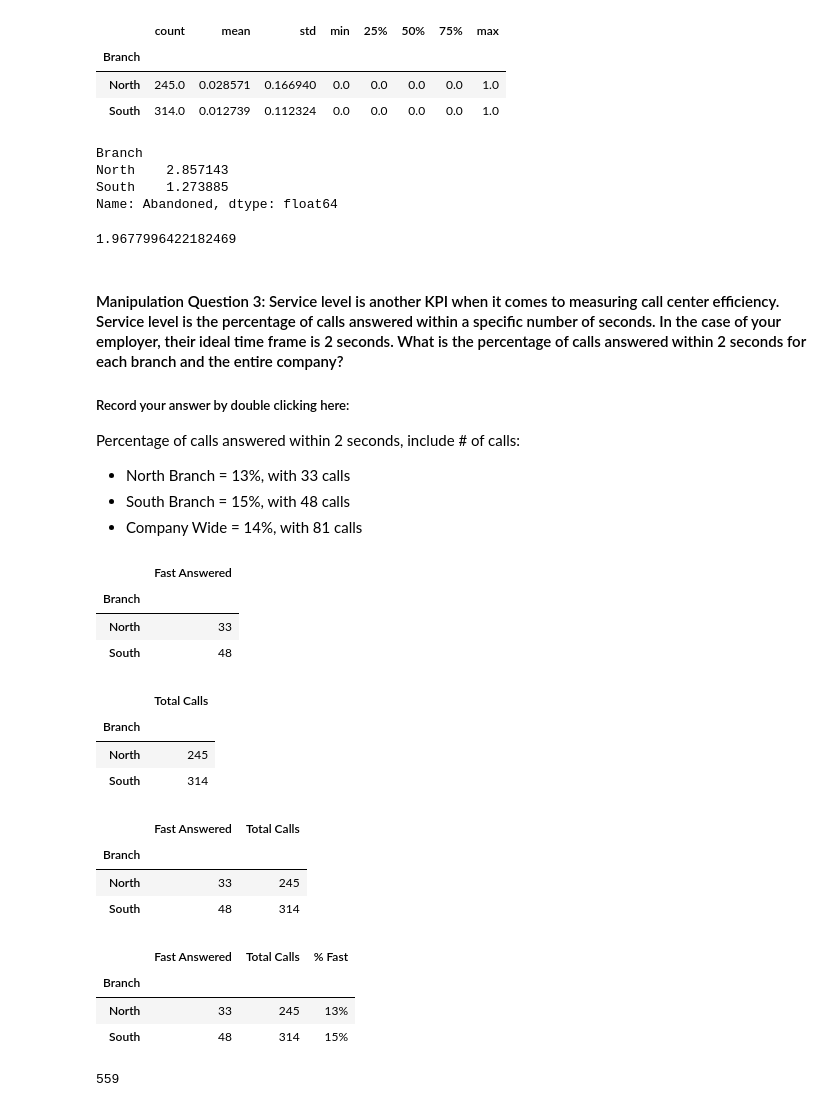
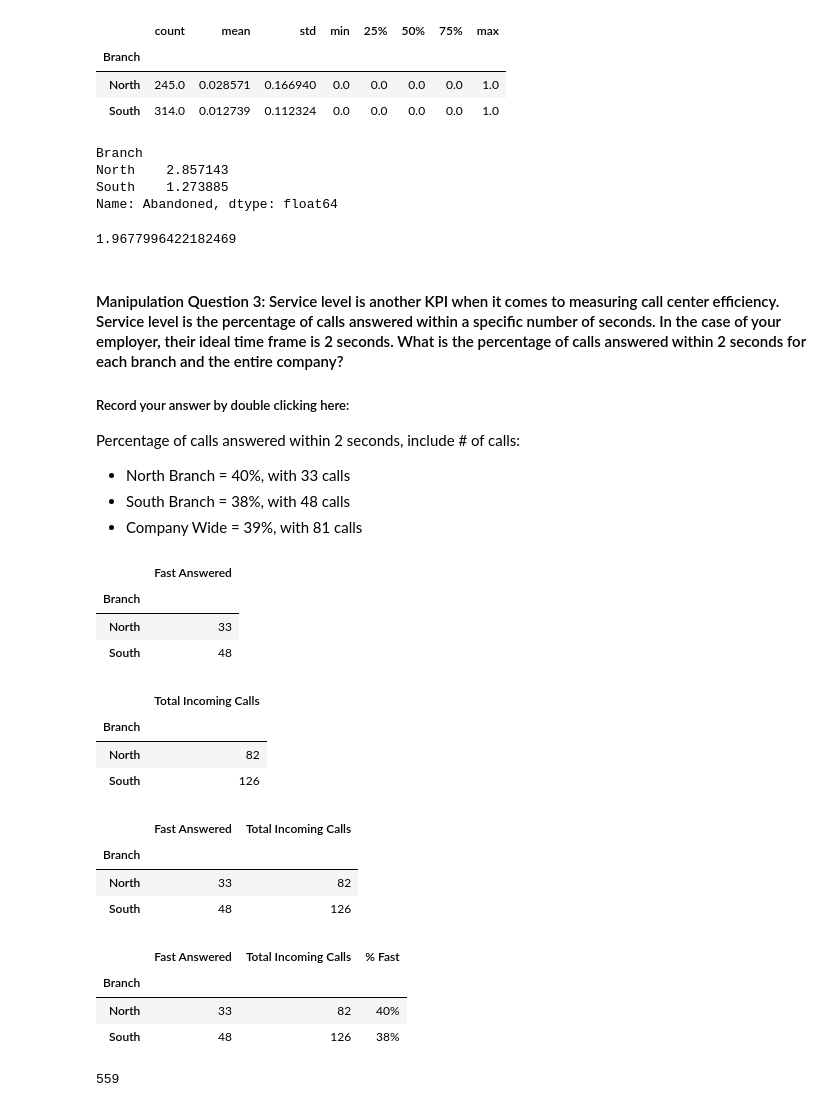
Before and after one commit to mdkronk/call-center-cleanup-assignment, a Jupyter notebook: Call_Center_Cleanup.ipynb, the cells around one changed output. Cells and saved outputs as stored; diff of their text form; code cells hidden in the pictures.

```diff
--- a/Call_Center_Cleanup.ipynb
+++ b/Call_Center_Cleanup.ipynb
@@ -428,14 +420,14 @@ ave_call_abandonment.head()
 | Branch |  |  |  |  |  |  |  |  |
 | North | 245.0 | 0.028571 | 0.166940 | 0.0 | 0.0 | 0.0 | 0.0 | 1.0 |
 | South | 314.0 | 0.012739 | 0.112324 | 0.0 | 0.0 | 0.0 | 0.0 | 1.0 |
-# %%
-ave_call_abandonment = df.groupby(['Branch'])['Abandoned'].mean() * 100
-ave_call_abandonment
-# %% [output]
-Branch
-North    2.857143
-South    1.273885
-Name: Abandoned, dtype: float64
+# %%
+ave_call_abandonment = df.groupby(['Branch'])['Abandoned'].mean() * 100
+ave_call_abandonment
+# %% [output]
+Branch
+North    2.857143
+South    1.273885
+Name: Abandoned, dtype: float64
 # %%
 #company wide abandonment rate
 df['Abandoned'].mean()*100
@@ -445,15 +437,16 @@ df['Abandoned'].mean()*100
 #### Manipulation Question 3:  Service level is another KPI when it comes to measuring call center efficiency. Service level is the percentage of calls answered within a specific number of seconds. In the case of your employer, their ideal time frame is 2 seconds. What is the percentage of calls answered within 2 seconds for each branch and the entire company?
 ##### Record your answer by double clicking here:
 Percentage of calls answered within 2 seconds, include # of calls:
-- North Branch = 13%, with 33 calls
-- South Branch = 15%, with 48 calls
-- Company Wide = 14%, with 81 calls
+- North Branch = 40%, with 33 calls
+- South Branch = 38%, with 48 calls
+- Company Wide = 39%, with 81 calls
 # %%
 # Code Used
 # Add Additional Cells as needed.
 #get the total of calls that were answered in 2 seconds or less
 
-service_level_branch = df[df['Incoming Wait Time'] < 3].groupby(['Branch'])['Calls'].agg('sum').to_frame()
+
+service_level_branch = df[df['Incoming Wait Time'] < 3].groupby(['Branch'])['Incoming Wait Time'].agg('count').to_frame()
 service_level_branch.rename(columns = {list(service_level_branch)[0]: 'Fast Answered'}, inplace = True)
 service_level_branch
 # %% [output]
@@ -463,32 +456,32 @@ service_level_branch
 | South | 48 |
 # %%
 #get the total calls received by each branch
-total_calls_combined = df.groupby(['Branch'])['Calls'].agg('sum').to_frame()
-total_calls_combined.rename(columns = {list(total_calls_combined)[0]: 'Total Calls'}, inplace = True)
+total_calls_combined = df.groupby(['Branch'])['Incoming Wait Time'].agg('count').to_frame()
+total_calls_combined.rename(columns = {list(total_calls_combined)[0]: 'Total Incoming Calls'}, inplace = True)
 total_calls_combined
 # %% [output]
-|  | Total Calls |
+|  | Total Incoming Calls |
 | Branch |  |
-| North | 245 |
-| South | 314 |
+| North | 82 |
+| South | 126 |
 # %%
 #combine both dataframes
 combined_df3 = pd.concat([service_level_branch,total_calls_combined], axis=1)
 combined_df3
 # %% [output]
-|  | Fast Answered | Total Calls |
+|  | Fast Answered | Total Incoming Calls |
 | Branch |  |  |
-| North | 33 | 245 |
-| South | 48 | 314 |
+| North | 33 | 82 |
+| South | 48 | 126 |
 # %%
 #percentage of calls answered in 2seconds or less
-combined_df3['% Fast'] = ((combined_df3['Fast Answered']/combined_df3['Total Calls'])*100).round(0).astype(int).astype(str) + '%'
+combined_df3['% Fast'] = ((combined_df3['Fast Answered']/combined_df3['Total Incoming Calls'])*100).round(0).astype(int).astype(str) + '%'
 combined_df3
 # %% [output]
-|  | Fast Answered | Total Calls | % Fast |
+|  | Fast Answered | Total Incoming Calls | % Fast |
 | Branch |  |  |  |
-| North | 33 | 245 | 13% |
-| South | 48 | 314 | 15% |
+| North | 33 | 82 | 40% |
+| South | 48 | 126 | 38% |
 # %%
 #company wide total calls
 total_calls_combined = df['Calls'].sum()
```
Also changed, not shown: parts of 6 cells of this notebook, 1 other file.
